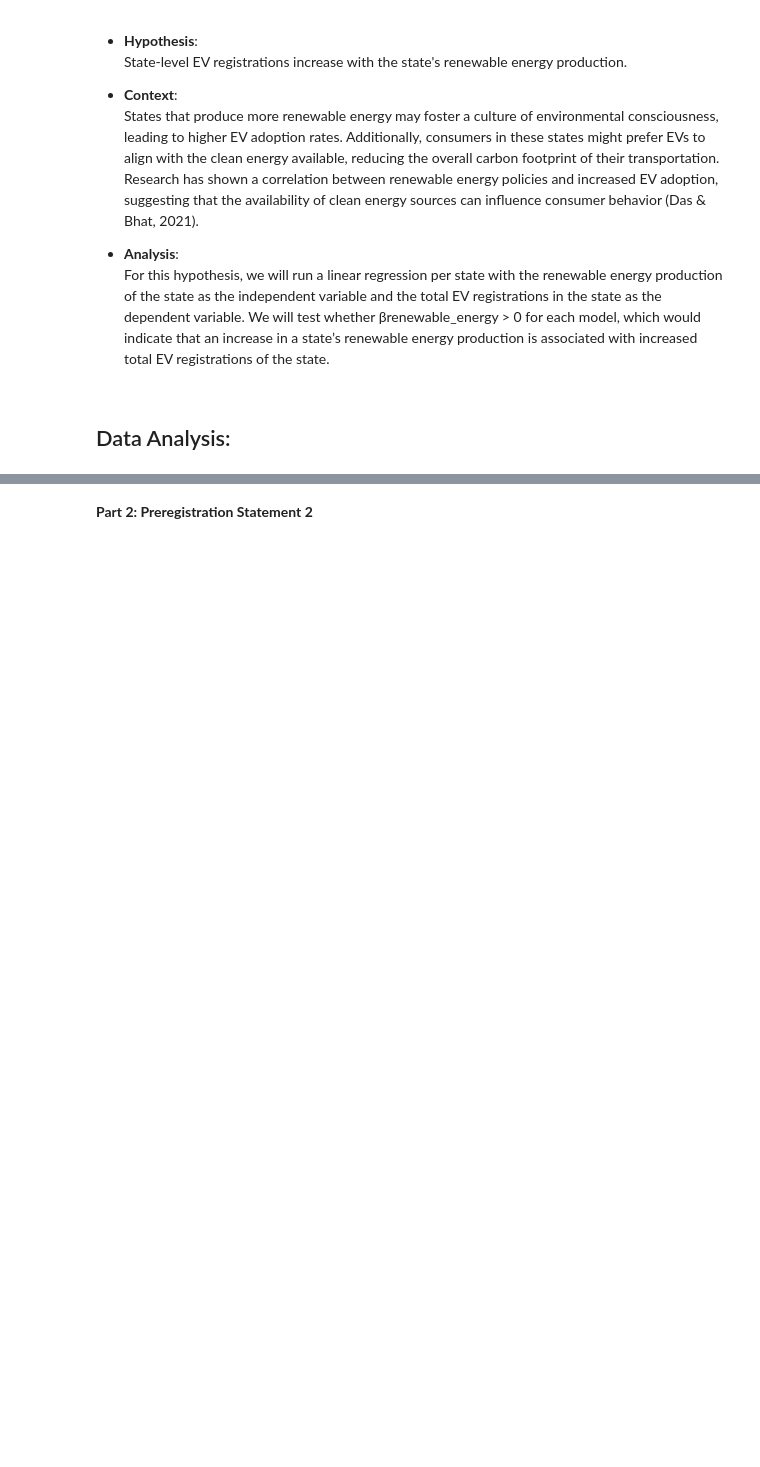
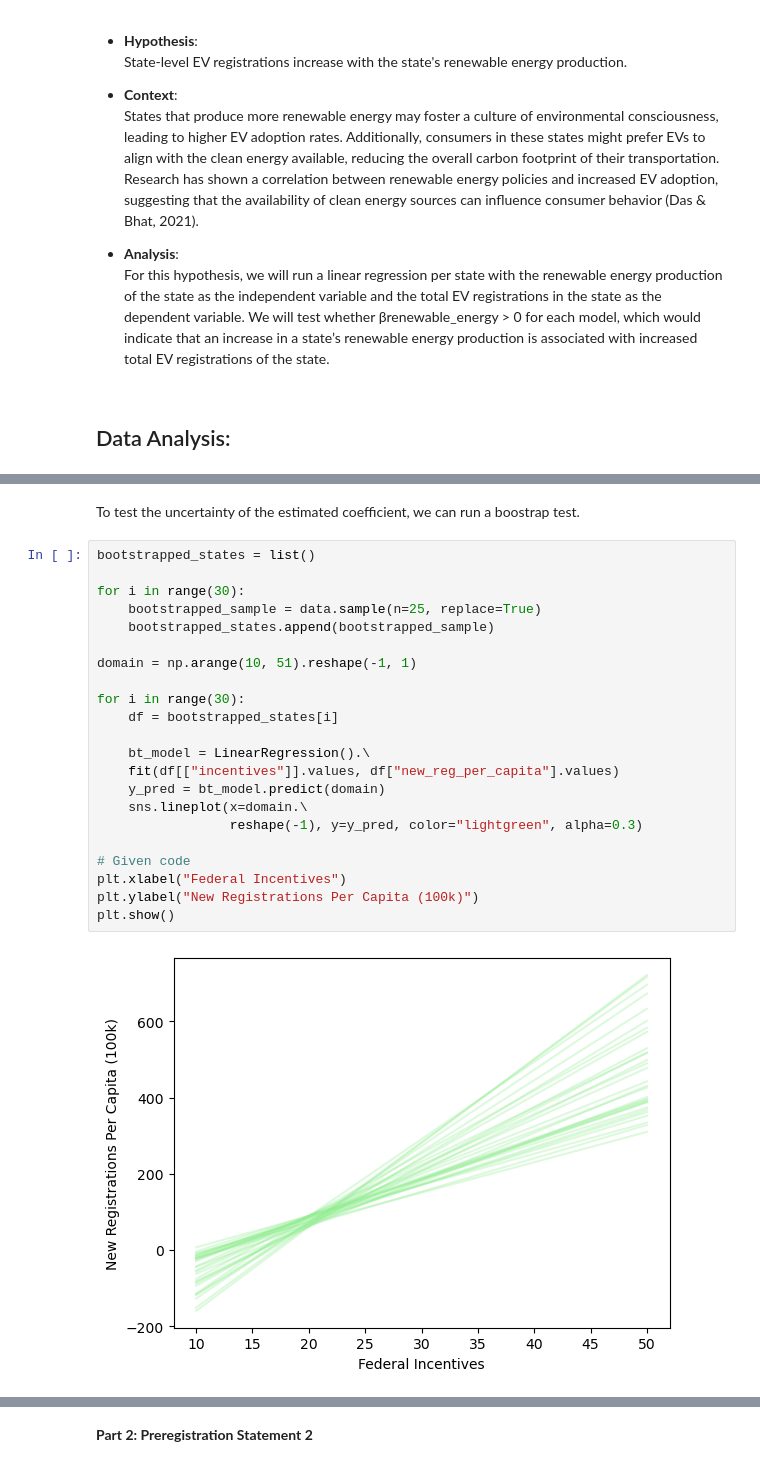
Before and after one commit to kyle-du/ev-research-proj, a Jupyter notebook: INFO2950_Phase 4_Deliverable.ipynb, the cells around one changed output, grey strips where cells are left out. Drawn from its saved outputs; the diff is of its cells as text; blank space fills up the shorter version.

```diff
--- a/INFO2950_Phase 4_Deliverable.ipynb
+++ b/INFO2950_Phase 4_Deliverable.ipynb
@@ -138,3 +136,29 @@ Notes:
 [1] Standard Errors assume that the covariance matrix of the errors is correctly specified.
 [2] The smallest eigenvalue is 6.77e-31. This might indicate that there are
 strong multicollinearity problems or that the design matrix is singular.
+# %% [markdown]
+To test the uncertainty of the estimated coefficient, we can run a boostrap test.
+# %%
+bootstrapped_states = list()
+
+for i in range(30):
+    bootstrapped_sample = data.sample(n=25, replace=True)
+    bootstrapped_states.append(bootstrapped_sample)
+
+domain = np.arange(10, 51).reshape(-1, 1)
+
+for i in range(30):
+    df = bootstrapped_states[i]
+
+    bt_model = LinearRegression().\
+    fit(df[["incentives"]].values, df["new_reg_per_capita"].values)
+    y_pred = bt_model.predict(domain)
+    sns.lineplot(x=domain.\
+                 reshape(-1), y=y_pred, color="lightgreen", alpha=0.3)
+
+# Given code
+plt.xlabel("Federal Incentives")
+plt.ylabel("New Registrations Per Capita (100k)")
+plt.show()
+# %% [output]
+[figure, added]
```
Also changed, not shown: parts of 8 cells of this notebook, 2 other files.
